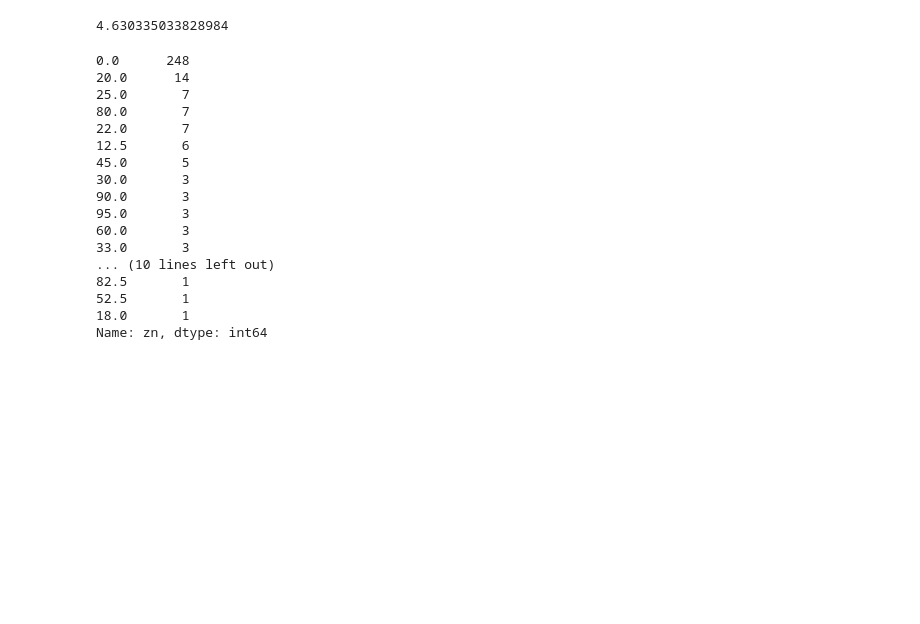
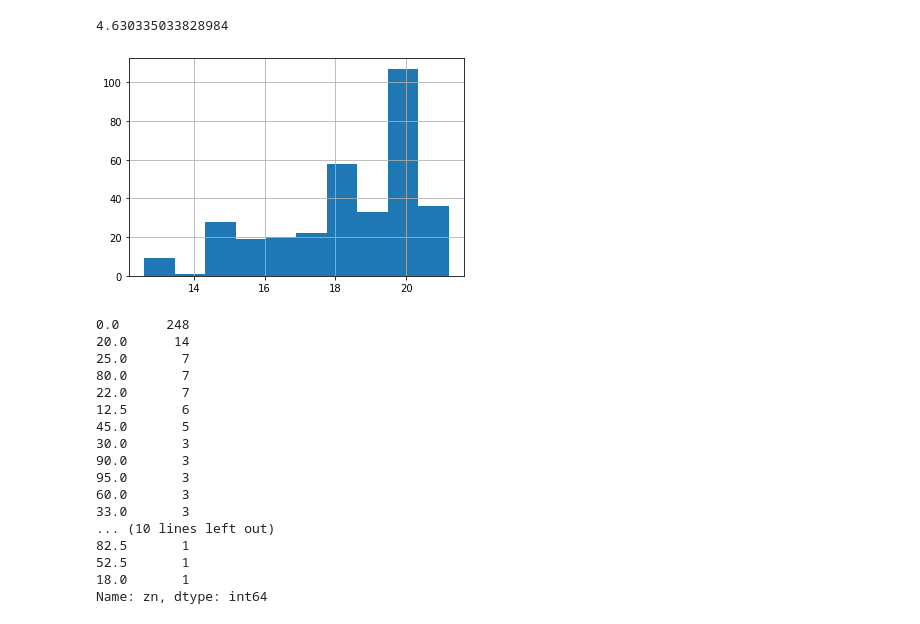
Before and after one commit to MoJoMoon/dsc-project-eda-with-pandas-onl01-dtsc-ft-012120, a Jupyter notebook: index.ipynb, the cells around one changed output. Saved outputs shown, nothing was run; the diff lists cells and outputs as text; code cells hidden in the pictures; blank space fills up the shorter version.

```diff
--- a/index.ipynb
+++ b/index.ipynb
@@ -137,6 +137,10 @@ Name: age, dtype: int64
 df['ptratio'].var() # Variance of the pupil to teacher ratio across towns
 # %% [output]
 4.630335033828984
+# %%
+df['ptratio'].hist();
+# %% [output]
+[figure, added]
 # %%
 df['zn'].value_counts() # Shows that most zones have less than 25,000 of residential land
 # %% [output]
```
Also changed, not shown: parts of 8 cells of this notebook.
